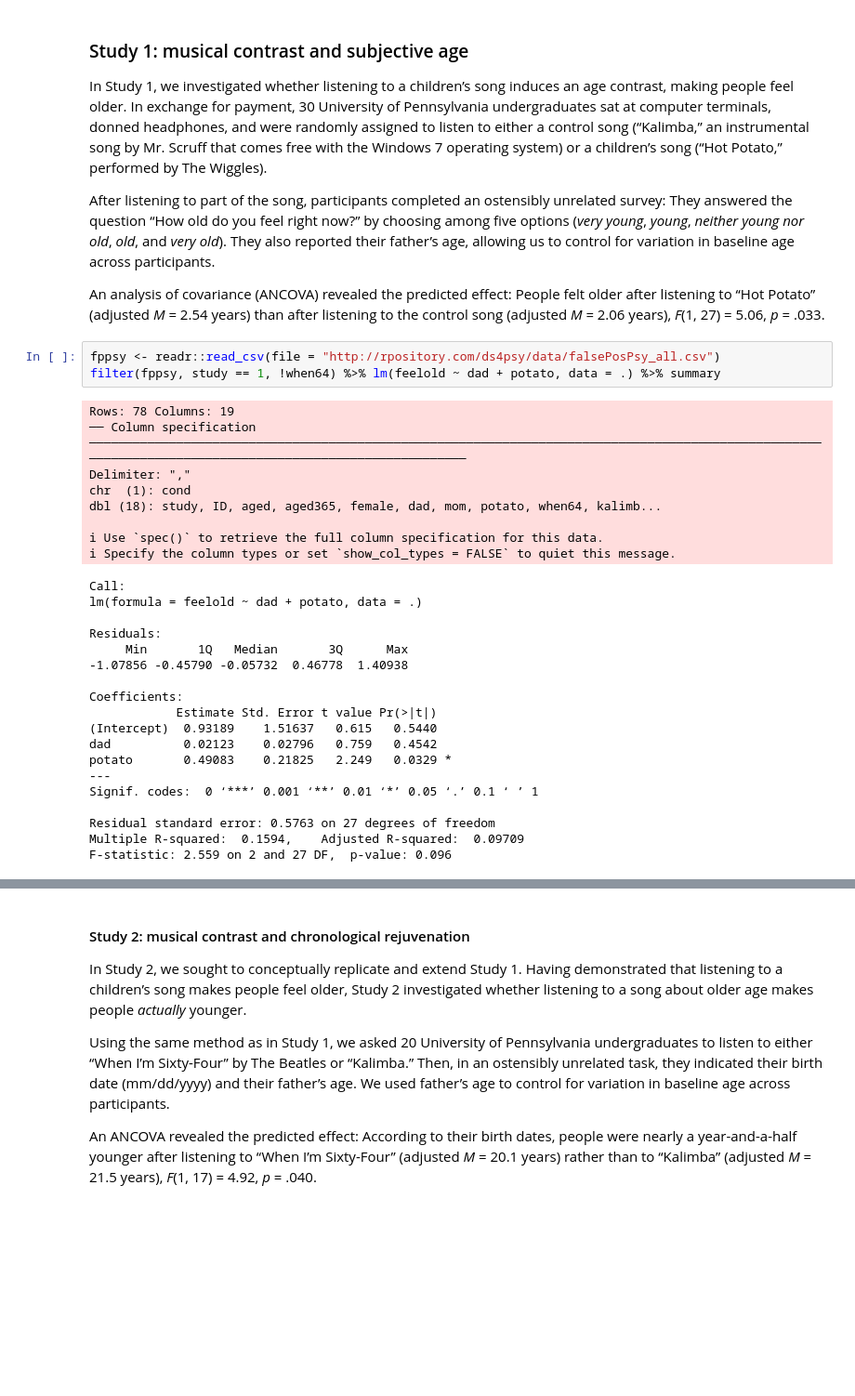
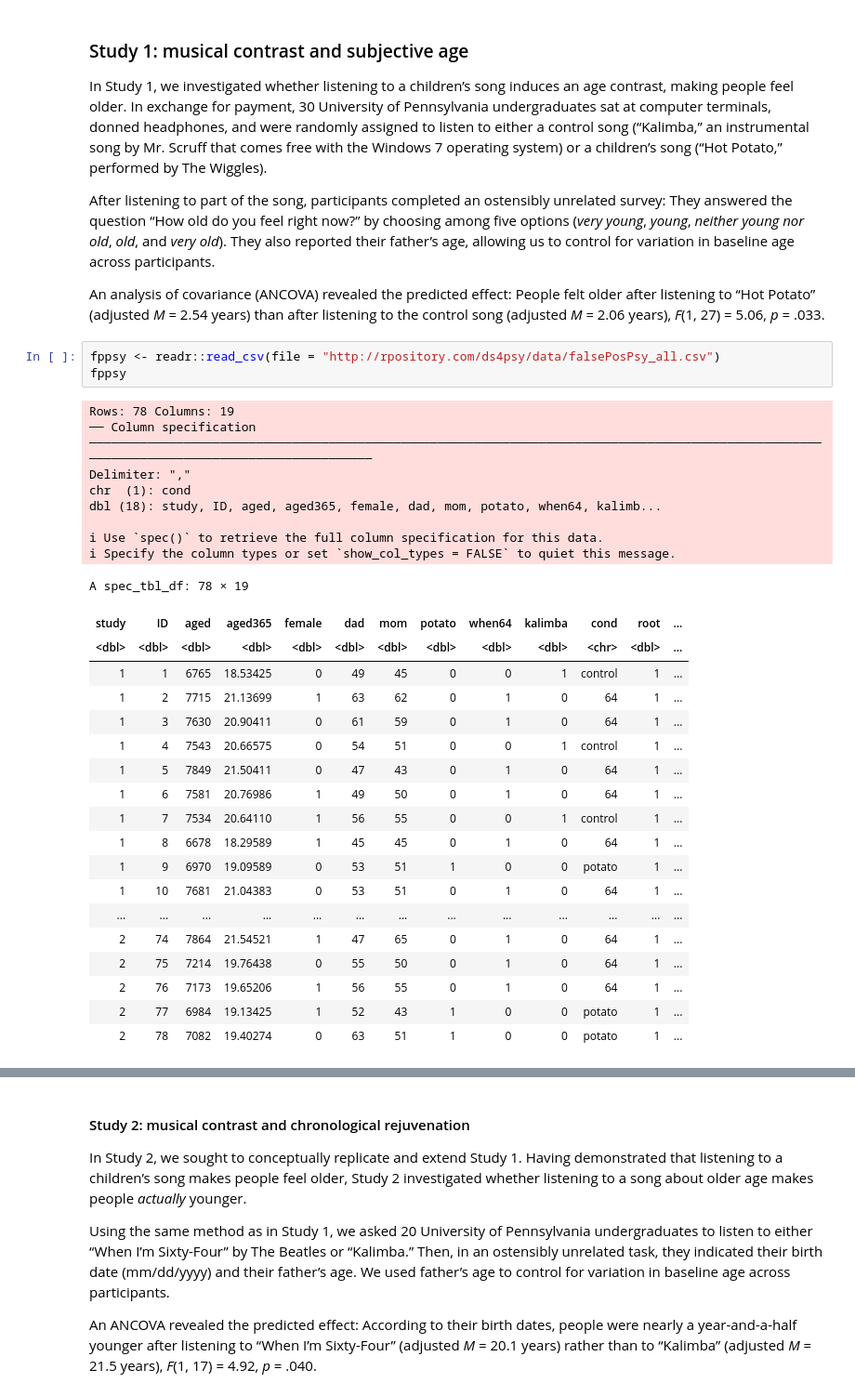
Before and after one commit to terhorst/stats504, a Jupyter notebook: lectures/week9/power_2.ipynb, the cells around one changed output, grey strips where cells are left out. Shown at 93% size. Saved outputs shown, nothing was run; the diff lists cells and outputs as text; blank space fills up the shorter version.

```diff
--- a/lectures/week9/power_2.ipynb
+++ b/lectures/week9/power_2.ipynb
@@ -51,33 +51,34 @@ https://journals.sagepub.com/doi/10.1177/0956797611417632
 <p role="paragraph">An analysis of covariance (ANCOVA) revealed the predicted effect: People felt older after listening to “Hot Potato” (adjusted <i>M</i> = 2.54 years) than after listening to the control song (adjusted <i>M =</i> 2.06 years), <i>F</i>(1, 27) = 5.06, <i>p</i> = .033.</p>
 # %%
 fppsy <- readr::read_csv(file = "http://rpository.com/ds4psy/data/falsePosPsy_all.csv")
-filter(fppsy, study == 1, !when64) %>% lm(feelold ~ dad + potato, data = .) %>% summary
+fppsy
 # %% [output]
 Rows: 78 Columns: 19
-── Column specification ─────────────────────────────────────────────────────────────────────────────────────────────────────────────────────────────────────────────────────────
+── Column specification ────────────────────────────────────────────────────────────────────────────────────────────────────────────────────────────────────────────
 Delimiter: ","
 chr  (1): cond
 dbl (18): study, ID, aged, aged365, female, dad, mom, potato, when64, kalimb...
 
 ℹ Use `spec()` to retrieve the full column specification for this data.
 ℹ Specify the column types or set `show_col_types = FALSE` to quiet this message.
-Call:
-lm(formula = feelold ~ dad + potato, data = .)
-
-Residuals:
-     Min       1Q   Median       3Q      Max
--1.07856 -0.45790 -0.05732  0.46778  1.40938
-
-Coefficients:
-            Estimate Std. Error t value Pr(>|t|)
-(Intercept)  0.93189    1.51637   0.615   0.5440
-dad          0.02123    0.02796   0.759   0.4542
-potato       0.49083    0.21825   2.249   0.0329 *
----
-Signif. codes:  0 ‘***’ 0.001 ‘**’ 0.01 ‘*’ 0.05 ‘.’ 0.1 ‘ ’ 1
-
-Residual standard error: 0.5763 on 27 degrees of freedom
-Multiple R-squared:  0.1594,    Adjusted R-squared:  0.09709
-F-statistic: 2.559 on 2 and 27 DF,  p-value: 0.096
+A spec_tbl_df: 78 × 19
+| study | ID | aged | aged365 | female | dad | mom | potato | when64 | kalimba | cond | root | ... |
+| <dbl> | <dbl> | <dbl> | <dbl> | <dbl> | <dbl> | <dbl> | <dbl> | <dbl> | <dbl> | <chr> | <dbl> | ... |
+| 1 | 1 | 6765 | 18.53425 | 0 | 49 | 45 | 0 | 0 | 1 | control | 1 | ... |
+| 1 | 2 | 7715 | 21.13699 | 1 | 63 | 62 | 0 | 1 | 0 | 64 | 1 | ... |
+| 1 | 3 | 7630 | 20.90411 | 0 | 61 | 59 | 0 | 1 | 0 | 64 | 1 | ... |
+| 1 | 4 | 7543 | 20.66575 | 0 | 54 | 51 | 0 | 0 | 1 | control | 1 | ... |
+| 1 | 5 | 7849 | 21.50411 | 0 | 47 | 43 | 0 | 1 | 0 | 64 | 1 | ... |
+| 1 | 6 | 7581 | 20.76986 | 1 | 49 | 50 | 0 | 1 | 0 | 64 | 1 | ... |
+| 1 | 7 | 7534 | 20.64110 | 1 | 56 | 55 | 0 | 0 | 1 | control | 1 | ... |
+| 1 | 8 | 6678 | 18.29589 | 1 | 45 | 45 | 0 | 1 | 0 | 64 | 1 | ... |
+| 1 | 9 | 6970 | 19.09589 | 0 | 53 | 51 | 1 | 0 | 0 | potato | 1 | ... |
+| 1 | 10 | 7681 | 21.04383 | 0 | 53 | 51 | 0 | 1 | 0 | 64 | 1 | ... |
+| ... | ... | ... | ... | ... | ... | ... | ... | ... | ... | ... | ... | ... |
+| 2 | 74 | 7864 | 21.54521 | 1 | 47 | 65 | 0 | 1 | 0 | 64 | 1 | ... |
+| 2 | 75 | 7214 | 19.76438 | 0 | 55 | 50 | 0 | 1 | 0 | 64 | 1 | ... |
+| 2 | 76 | 7173 | 19.65206 | 1 | 56 | 55 | 0 | 1 | 0 | 64 | 1 | ... |
+| 2 | 77 | 6984 | 19.13425 | 1 | 52 | 43 | 1 | 0 | 0 | potato | 1 | ... |
+| 2 | 78 | 7082 | 19.40274 | 0 | 63 | 51 | 1 | 0 | 0 | potato | 1 | ... |
 # %%
 fppsy %>% filter(study == 1, !when64) %>%
```
Also changed, not shown: parts of 35 cells of this notebook.
